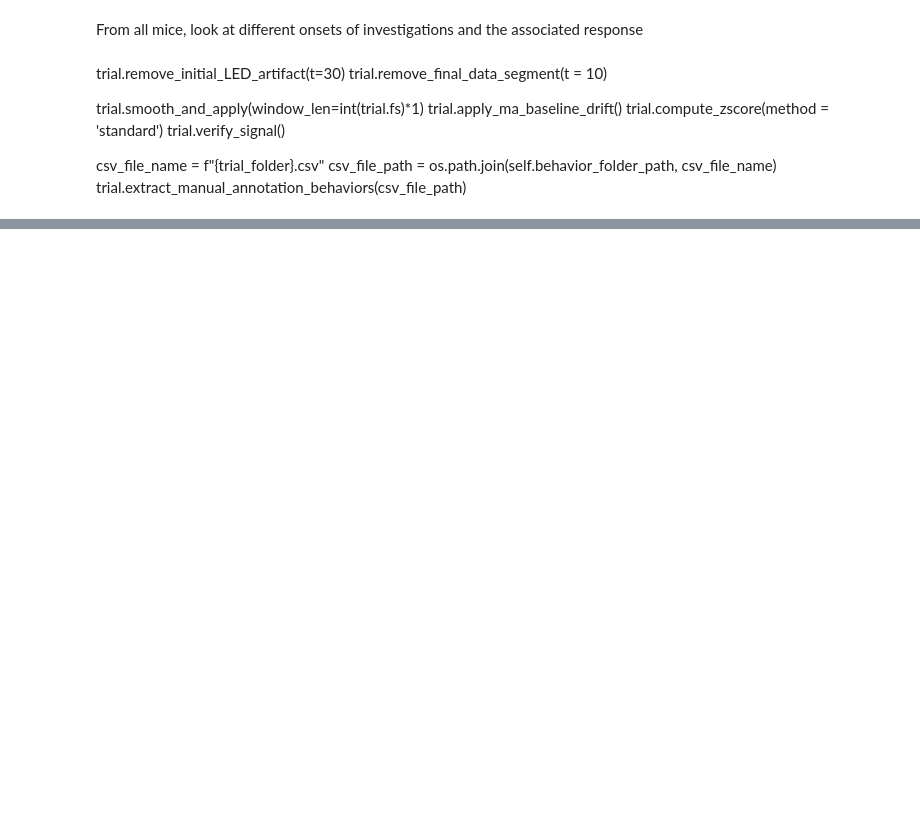
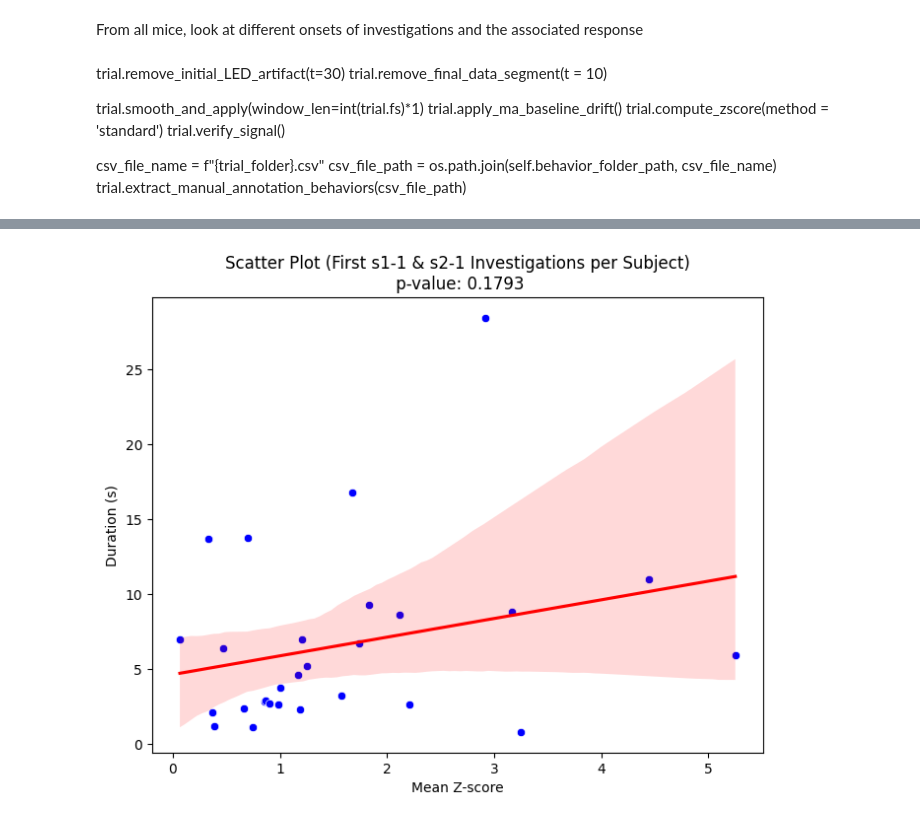
Before and after one commit to padillacoreanolab/Fiber_Photometry, a Jupyter notebook: DA_avg_exploration/bout_lengths.ipynb, the cells around one changed output, grey strips where cells are left out. Cells and saved outputs as stored; diff of their text form; code cells hidden in the pictures; blank space fills up the shorter version.

```diff
--- a/DA_avg_exploration/bout_lengths.ipynb
+++ b/DA_avg_exploration/bout_lengths.ipynb
@@ -83,0 +280,39 @@ nn5.behaviors
+# %%
+import pandas as pd
+import matplotlib.pyplot as plt
+import seaborn as sns
+from scipy.stats import linregress
+
+# 1. Filter for Investigation behavior and only Bout == "s1-1" or "s2-1"
+df_filtered = final_changed_df[
+    (final_changed_df['Behavior'] == 'Investigation') &
+    (final_changed_df['Bout'].isin(['s1-1', 's2-1']))
+]
+
+# 2. Sort by Subject, Bout, and any time variable (e.g., Event_Start) to ensure
+#    "first" is the earliest
+df_filtered = df_filtered.sort_values(['Subject', 'Bout', 'Event_Start'])
+
+# 3. For each (Subject, Bout), keep only the first row
+df_filtered = df_filtered.drop_duplicates(subset=['Subject', 'Bout'], keep='first')
+
+# 4. Compute regression statistics
+slope, intercept, r_value, p_value, std_err = linregress(df_filtered['Mean Z-score'], df_filtered['Duration (s)'])
+
+# 5. Plot the filtered data
+plt.figure(figsize=(8,6))
+
+# Scatter plot
+sns.scatterplot(data=df_filtered, x='Mean Z-score', y='Duration (s)', color='blue')
+
+# Best-fit regression line (omit scatter points here to avoid double-plotting)
+sns.regplot(data=df_filtered, x='Mean Z-score', y='Duration (s)', scatter=False, color='red')
+
+# Labels and title
+plt.xlabel('Mean Z-score')
+plt.ylabel('Duration (s)')
+plt.title(f'Scatter Plot (First s1-1 & s2-1 Investigations per Subject)\n p-value: {p_value:.4g}')
+
+plt.show()
+# %% [output]
+[figure, added]
```
Also changed, not shown: parts of 20 cells of this notebook, 1 other file.
